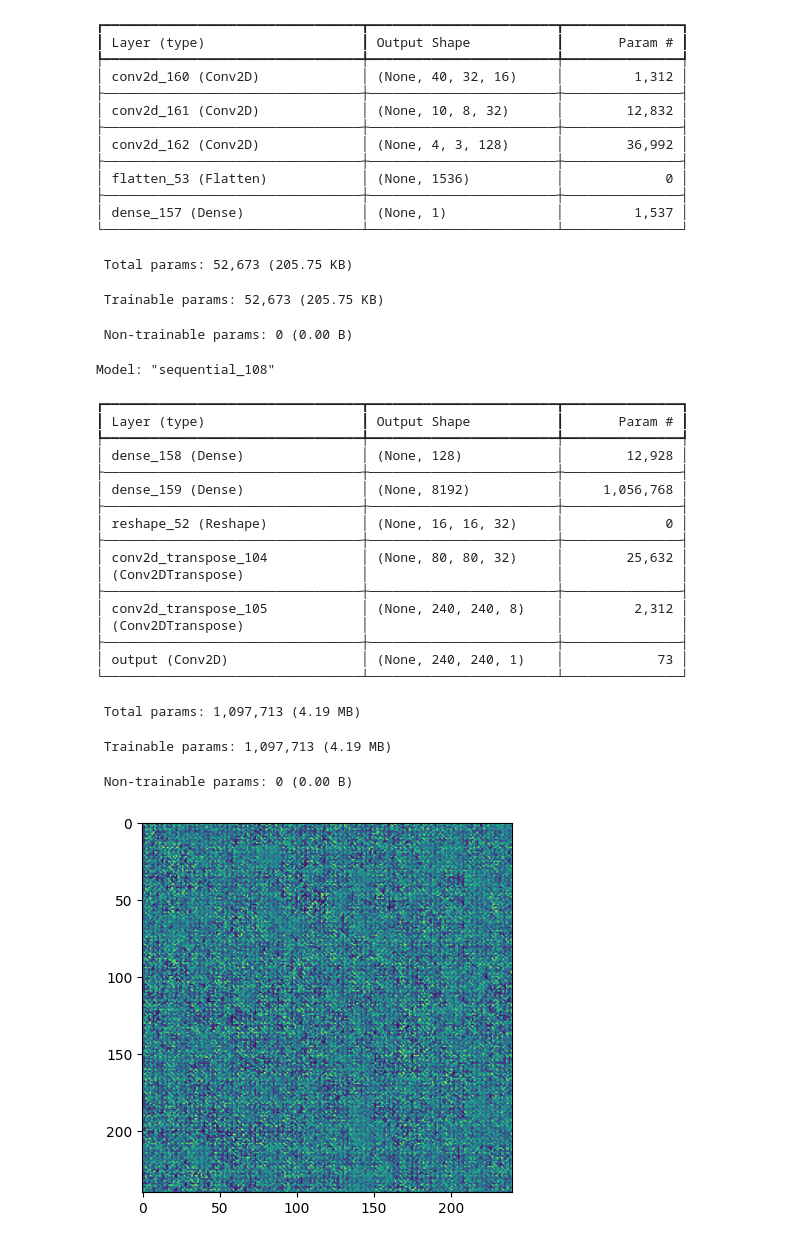
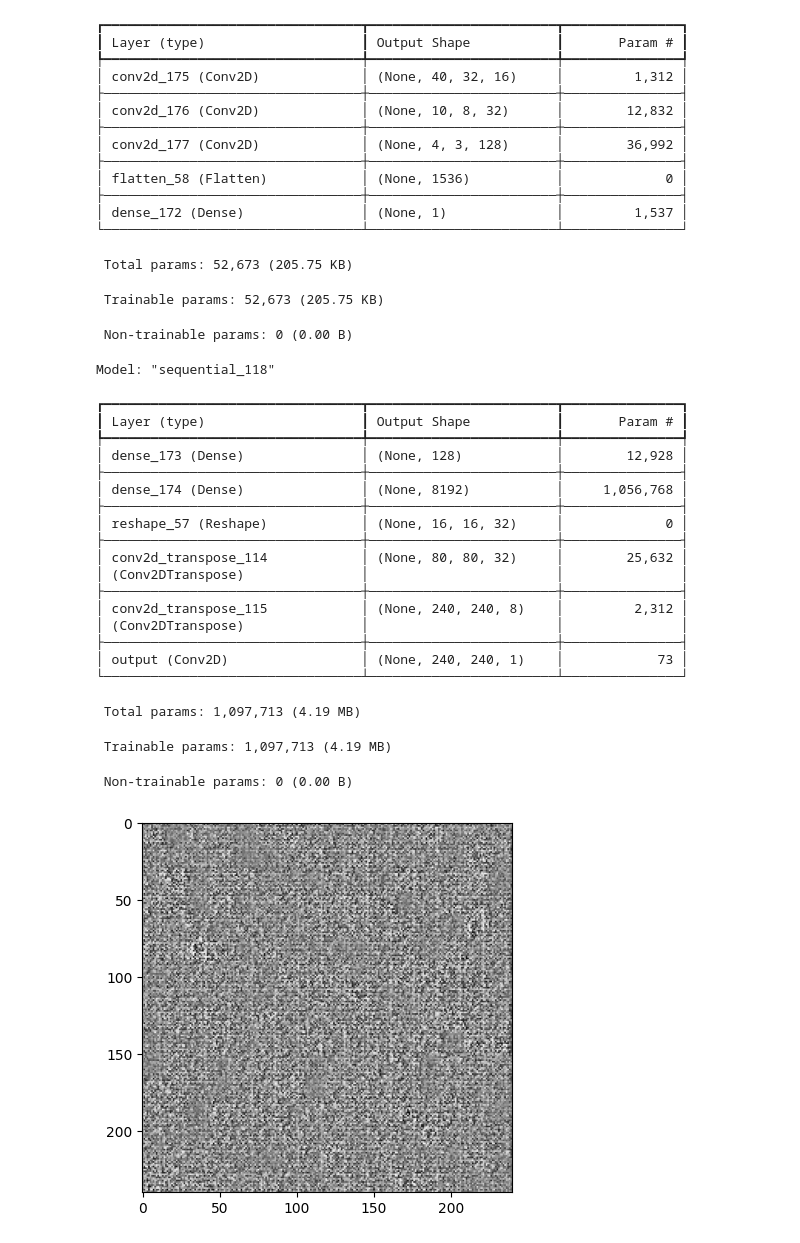
Before and after one commit to vaipos/ChemoCraft-ACM-Research-2024, a Jupyter notebook: model.ipynb, the cells around one changed output. Cells and saved outputs as stored; diff of their text form; code cells hidden in the pictures.

Commit message:
Added visuals for the stride testing

```diff
--- a/model.ipynb
+++ b/model.ipynb
@@ -106,19 +126,20 @@ def combined_model():
 def train_on(crux=(1, 1, 1), step=1):
     return
 
-def test_generator(test_vector):
+def test_generator(test_vector=None):
     feature_extractor = keras.Model(
         inputs=generator.inputs,
         outputs=generator.get_layer(name="output").output,
     )
 
+    if test_vector==None:
+        test_vector= 255*np.random.randn(1, 100, 1)
+
     feature = feature_extractor(test_vector)
 
     fig, ax = plt.subplots()
-    ax.imshow(feature[0])
+    ax.imshow(feature[0], cmap="grey")
     plt.show()
-    num=53
-    fig.savefig(f"gen_test{num}.png", format="png")
 
 # Load Dataset in batch loop
 """Batch size: ????????? set after design made (simple array-like objects)"""
@@ -131,9 +152,7 @@ generator = init_generator()
 discriminator.summary()
 generator.summary()
 
-x=300*np.random.randn(1, 100, 1)
-
-test_generator(x)
+test_generator()
 
 # Grab the .png sizes
 # %% [output]
@@ -141,38 +160,38 @@ Model: "sequential_107"
 ┏━━━━━━━━━━━━━━━━━━━━━━━━━━━━━━━━━┳━━━━━━━━━━━━━━━━━━━━━━━━┳━━━━━━━━━━━━━━━┓
 ┃ Layer (type)                    ┃ Output Shape           ┃       Param # ┃
 ┡━━━━━━━━━━━━━━━━━━━━━━━━━━━━━━━━━╇━━━━━━━━━━━━━━━━━━━━━━━━╇━━━━━━━━━━━━━━━┩
-│ conv2d_160 (Conv2D)             │ (None, 40, 32, 16)     │         1,312 │
+│ conv2d_175 (Conv2D)             │ (None, 40, 32, 16)     │         1,312 │
 ├─────────────────────────────────┼────────────────────────┼───────────────┤
-│ conv2d_161 (Conv2D)             │ (None, 10, 8, 32)      │        12,832 │
+│ conv2d_176 (Conv2D)             │ (None, 10, 8, 32)      │        12,832 │
 ├─────────────────────────────────┼────────────────────────┼───────────────┤
-│ conv2d_162 (Conv2D)             │ (None, 4, 3, 128)      │        36,992 │
+│ conv2d_177 (Conv2D)             │ (None, 4, 3, 128)      │        36,992 │
 ├─────────────────────────────────┼────────────────────────┼───────────────┤
-│ flatten_53 (Flatten)            │ (None, 1536)           │             0 │
+│ flatten_58 (Flatten)            │ (None, 1536)           │             0 │
 ├─────────────────────────────────┼────────────────────────┼───────────────┤
-│ dense_157 (Dense)               │ (None, 1)              │         1,537 │
+│ dense_172 (Dense)               │ (None, 1)              │         1,537 │
 └─────────────────────────────────┴────────────────────────┴───────────────┘
  Total params: 52,673 (205.75 KB)
  Trainable params: 52,673 (205.75 KB)
  Non-trainable params: 0 (0.00 B)
-Model: "sequential_108"
+Model: "sequential_118"
 ┏━━━━━━━━━━━━━━━━━━━━━━━━━━━━━━━━━┳━━━━━━━━━━━━━━━━━━━━━━━━┳━━━━━━━━━━━━━━━┓
 ┃ Layer (type)                    ┃ Output Shape           ┃       Param # ┃
 ┡━━━━━━━━━━━━━━━━━━━━━━━━━━━━━━━━━╇━━━━━━━━━━━━━━━━━━━━━━━━╇━━━━━━━━━━━━━━━┩
-│ dense_158 (Dense)               │ (None, 128)            │        12,928 │
+│ dense_173 (Dense)               │ (None, 128)            │        12,928 │
 ├─────────────────────────────────┼────────────────────────┼───────────────┤
-│ dense_159 (Dense)               │ (None, 8192)           │     1,056,768 │
+│ dense_174 (Dense)               │ (None, 8192)           │     1,056,768 │
 ├─────────────────────────────────┼────────────────────────┼───────────────┤
-│ reshape_52 (Reshape)            │ (None, 16, 16, 32)     │             0 │
+│ reshape_57 (Reshape)            │ (None, 16, 16, 32)     │             0 │
 ├─────────────────────────────────┼────────────────────────┼───────────────┤
-│ conv2d_transpose_104            │ (None, 80, 80, 32)     │        25,632 │
+│ conv2d_transpose_114            │ (None, 80, 80, 32)     │        25,632 │
 │ (Conv2DTranspose)               │                        │               │
 ├─────────────────────────────────┼────────────────────────┼───────────────┤
-│ conv2d_transpose_105            │ (None, 240, 240, 8)    │         2,312 │
+│ conv2d_transpose_115            │ (None, 240, 240, 8)    │         2,312 │
 │ (Conv2DTranspose)               │                        │               │
 ├─────────────────────────────────┼────────────────────────┼───────────────┤
 │ output (Conv2D)                 │ (None, 240, 240, 1)    │            73 │
 └─────────────────────────────────┴────────────────────────┴───────────────┘
  Total params: 1,097,713 (4.19 MB)
  Trainable params: 1,097,713 (4.19 MB)
  Non-trainable params: 0 (0.00 B)
-[figure, old version]
+[figure, new version]
```
Also changed, not shown: parts of 2 cells of this notebook.
